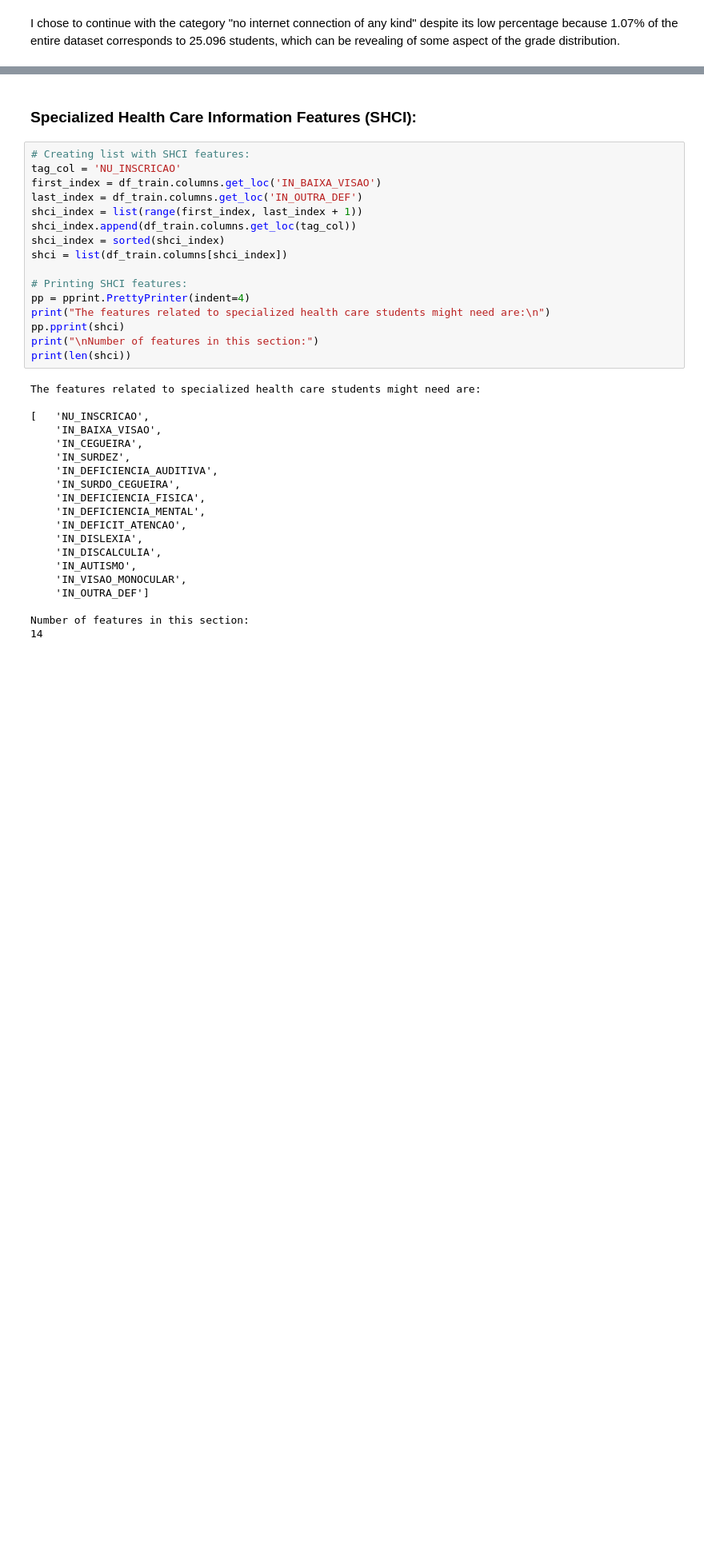
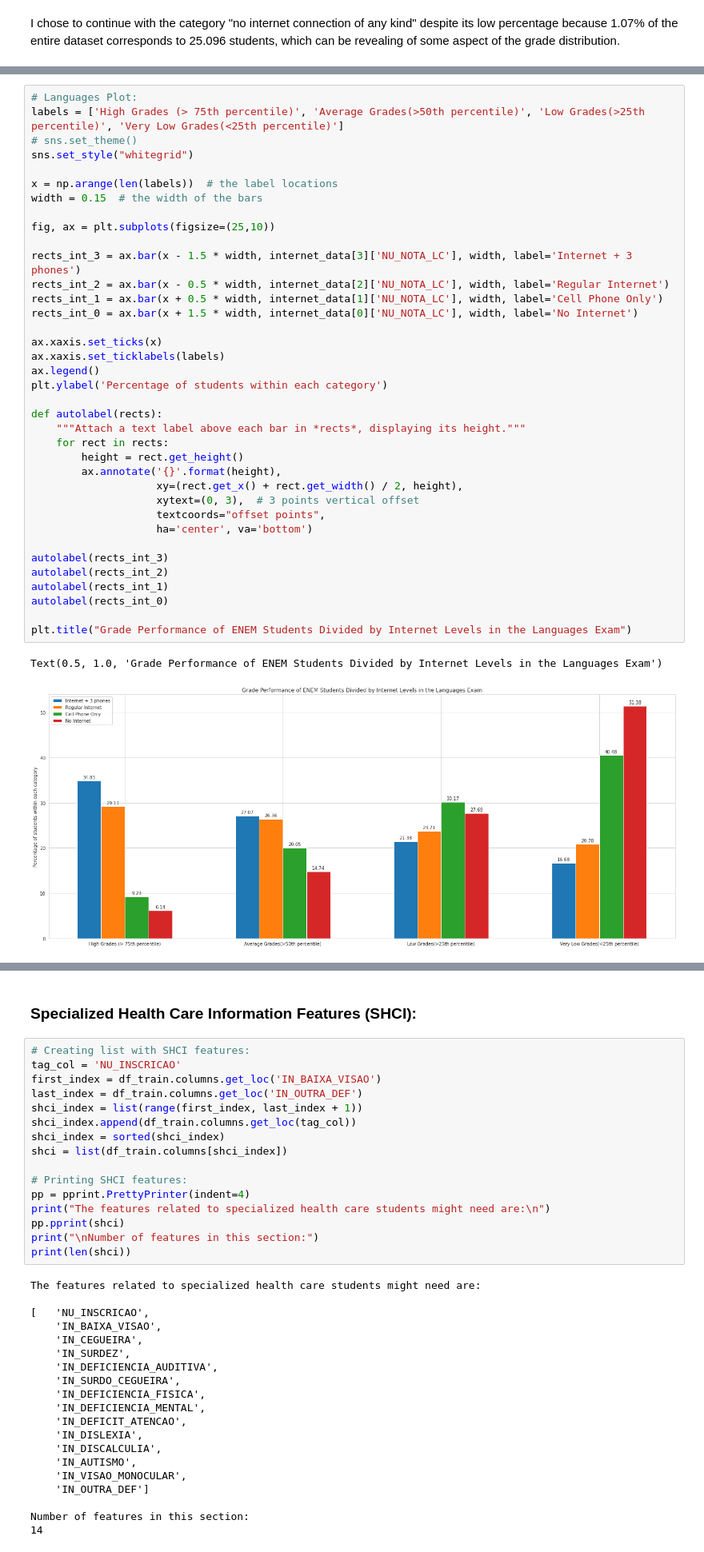
Before and after one commit to higorpr/ENEM_Exploration_Analysis, a Jupyter notebook: ENEM_Exploratory_Analysis.ipynb, the cells around one changed output, grey strips where cells are left out. Shown at 80% size. Drawn from its saved outputs; the diff is of its cells as text; blank space fills up the shorter version.

```diff
--- a/ENEM_Exploratory_Analysis.ipynb
+++ b/ENEM_Exploratory_Analysis.ipynb
@@ -2038,0 +2149,40 @@ no_internet.shape[0]
+# %%
+# Languages Plot:
+labels = ['High Grades (> 75th percentile)', 'Average Grades(>50th percentile)', 'Low Grades(>25th percentile)', 'Very Low Grades(<25th percentile)']
+# sns.set_theme()
+sns.set_style("whitegrid")
+
+x = np.arange(len(labels))  # the label locations
+width = 0.15  # the width of the bars
+
+fig, ax = plt.subplots(figsize=(25,10))
+
+rects_int_3 = ax.bar(x - 1.5 * width, internet_data[3]['NU_NOTA_LC'], width, label='Internet + 3 phones')
+rects_int_2 = ax.bar(x - 0.5 * width, internet_data[2]['NU_NOTA_LC'], width, label='Regular Internet')
+rects_int_1 = ax.bar(x + 0.5 * width, internet_data[1]['NU_NOTA_LC'], width, label='Cell Phone Only')
+rects_int_0 = ax.bar(x + 1.5 * width, internet_data[0]['NU_NOTA_LC'], width, label='No Internet')
+
+ax.xaxis.set_ticks(x)
+ax.xaxis.set_ticklabels(labels)
+ax.legend()
+plt.ylabel('Percentage of students within each category')
+
+def autolabel(rects):
+    """Attach a text label above each bar in *rects*, displaying its height."""
+    for rect in rects:
+        height = rect.get_height()
+        ax.annotate('{}'.format(height),
+                    xy=(rect.get_x() + rect.get_width() / 2, height),
+                    xytext=(0, 3),  # 3 points vertical offset
+                    textcoords="offset points",
+                    ha='center', va='bottom')
+
+autolabel(rects_int_3)
+autolabel(rects_int_2)
+autolabel(rects_int_1)
+autolabel(rects_int_0)
+
+plt.title("Grade Performance of ENEM Students Divided by Internet Levels in the Languages Exam")
+# %% [output]
+Text(0.5, 1.0, 'Grade Performance of ENEM Students Divided by Internet Levels in the Languages Exam')
+[figure, added]
```
Also changed, not shown: parts of 14 cells of this notebook.
